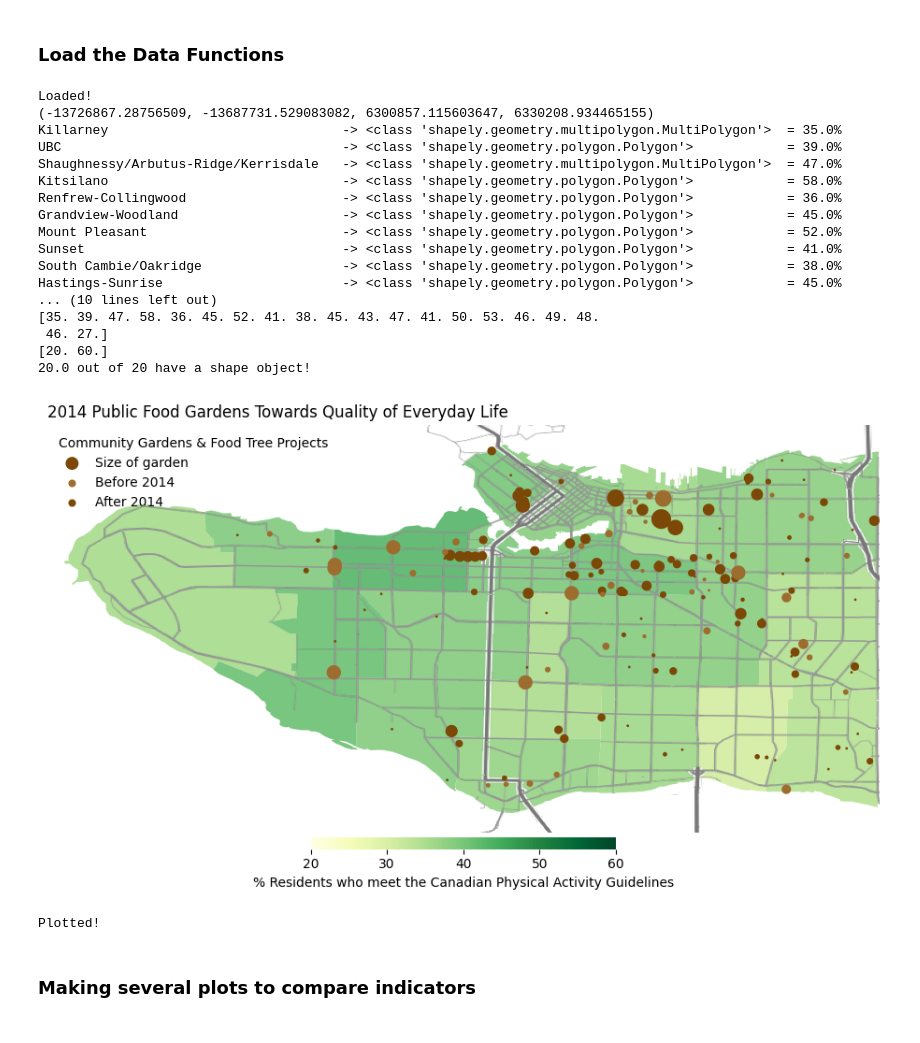
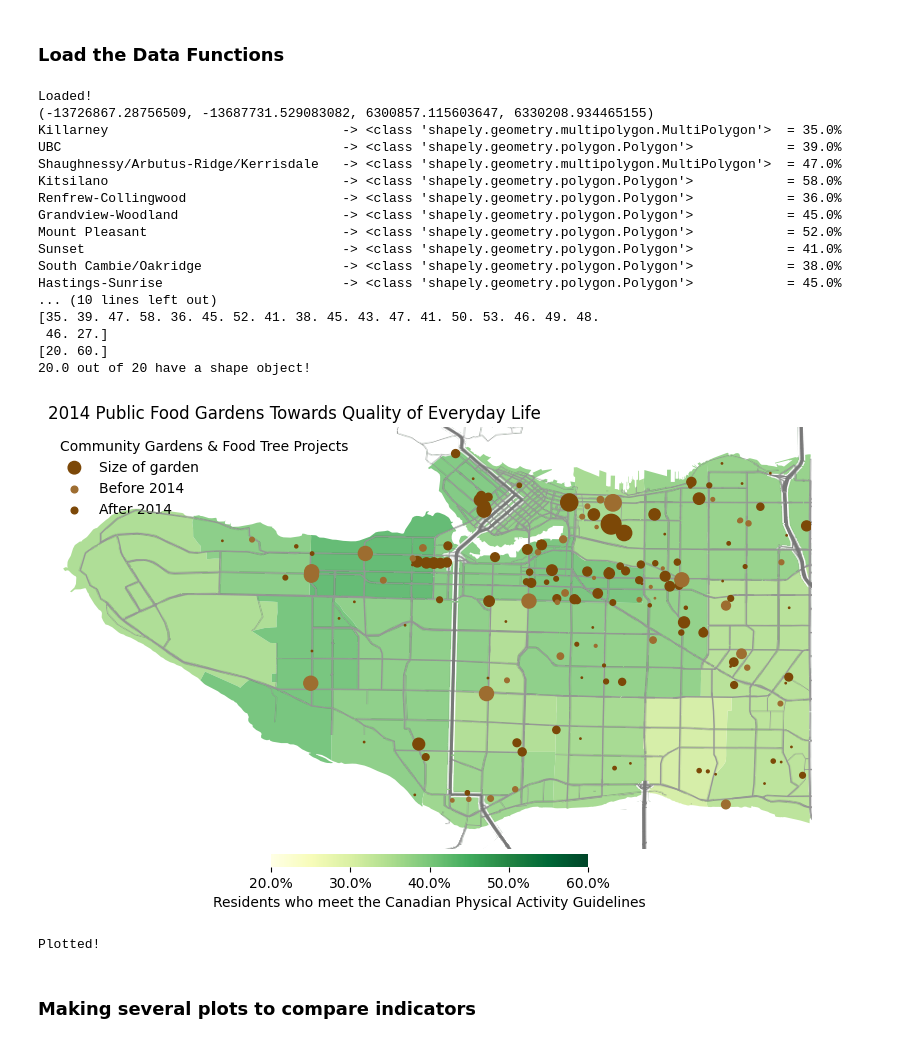
Before and after one commit to Ham0osh/CMNS-313, a Jupyter notebook: Assignment 4/gardens-and-indicators.ipynb, the cells around one changed output. Cells and saved outputs as stored; diff of their text form; code cells hidden in the pictures.

Commit message:
Improve plots and make final versions. Move old plots to a dedicated folder

```diff
--- a/Assignment 4/gardens-and-indicators.ipynb
+++ b/Assignment 4/gardens-and-indicators.ipynb
@@ -135,7 +135,7 @@ def generate_plot(geoGeom, geom, val, geoName, lat, lon, trees, plots, year_crea
         pass
     divider = make_axes_locatable(ax)
     cax = divider.append_axes("bottom", size="3%", pad=0.05)
-    cb = plt.colorbar(cmappable, cax=cax, label = f'% {choropleth_indicator}', orientation = 'horizontal', aspect=10)
+    cb = plt.colorbar(cmappable, cax=cax, label = f'{choropleth_indicator}', orientation = 'horizontal', aspect=10)
     cb.outline.set_visible(False)
 
     # Add garden scatter
@@ -153,7 +153,7 @@ def generate_plot(geoGeom, geom, val, geoName, lat, lon, trees, plots, year_crea
     ax.set(xticks=[], yticks=[])
     ax.set_aspect(0.1)
     cax.set_aspect(1.6)
-    cax.set(xticks=np.arange(val_limits[0], val_limits[1]+1, 10))
+    cax.set_xticks(np.arange(val_limits[0], val_limits[1]+1, 10), labels=[f'{_}%' for _ in np.arange(val_limits[0], val_limits[1]+1, 10)])
     ax.set_title(f'{year} Public Food Gardens Towards Quality of Everyday Life', loc='left', fontsize = 12)
 
     ax.scatter([], [], s=np.mean(plots), c='#9e6d30',label='Before 2014')
@@ -186,7 +186,7 @@ area_indicator = 'Local Area MHMC'
 colormap = 'ptol_nightfall'
 map_edge_padding = 0.005
 map_style = 'terrain'  # 'toner' or 'terrain'
-plot_size = np.array([3.3, 3.3])*4
+plot_size = np.array([3.2, 3.3])*4
 
 # File saving
 fileName = 'plots/' + 'garden-indicator-projectDate'
@@ -197,35 +197,35 @@ geoGeom, geom, val, geoName, lat, lon, trees, plots, year_created = select_data(
 
 print('Loaded!')
 
 fig, ax = generate_plot(geoGeom, geom, val, geoName, lat, lon, trees, plots, year_created, colormap='YlGn', scaleBounds=True,
                         choropleth_indicator=choropleth_indicator, year=year, area_indicator=area_indicator, plot_size=plot_size)
 
-ax.set_aspect(1.15)
+ax.set_aspect(1.3)
 plt.savefig(f'{fileName}.png', dpi=300, bbox_inches = 'tight')
 plt.savefig(f'{fileName}.webp', dpi=300, bbox_inches = 'tight')
 plt.savefig(f'{fileName}.pdf', dpi=300, bbox_inches = 'tight')
 plt.show()
 
 print('Plotted!')
 # %% [output]
 Loaded!
 (-13726867.28756509, -13687731.529083082, 6300857.115603647, 6330208.934465155)
 Killarney                              -> <class 'shapely.geometry.multipolygon.MultiPolygon'>  = 35.0%
 UBC                                    -> <class 'shapely.geometry.polygon.Polygon'>            = 39.0%
 Shaughnessy/Arbutus-Ridge/Kerrisdale   -> <class 'shapely.geometry.multipolygon.MultiPolygon'>  = 47.0%
 Kitsilano                              -> <class 'shapely.geometry.polygon.Polygon'>            = 58.0%
 Renfrew-Collingwood                    -> <class 'shapely.geometry.polygon.Polygon'>            = 36.0%
 Grandview-Woodland                     -> <class 'shapely.geometry.polygon.Polygon'>            = 45.0%
 Mount Pleasant                         -> <class 'shapely.geometry.polygon.Polygon'>            = 52.0%
 Sunset                                 -> <class 'shapely.geometry.polygon.Polygon'>            = 41.0%
 South Cambie/Oakridge                  -> <class 'shapely.geometry.polygon.Polygon'>            = 38.0%
 Hastings-Sunrise                       -> <class 'shapely.geometry.polygon.Polygon'>            = 45.0%
 ... (10 lines left out)
 [35. 39. 47. 58. 36. 45. 52. 41. 38. 45. 43. 47. 41. 50. 53. 46. 49. 48.
  46. 27.]
 [20. 60.]
 20.0 out of 20 have a shape object!
-[figure, old version]
+[figure, new version]
 Plotted!
 # %% [markdown]
 ### Making several plots to compare indicators
```
Also changed, not shown: 58 other files.
